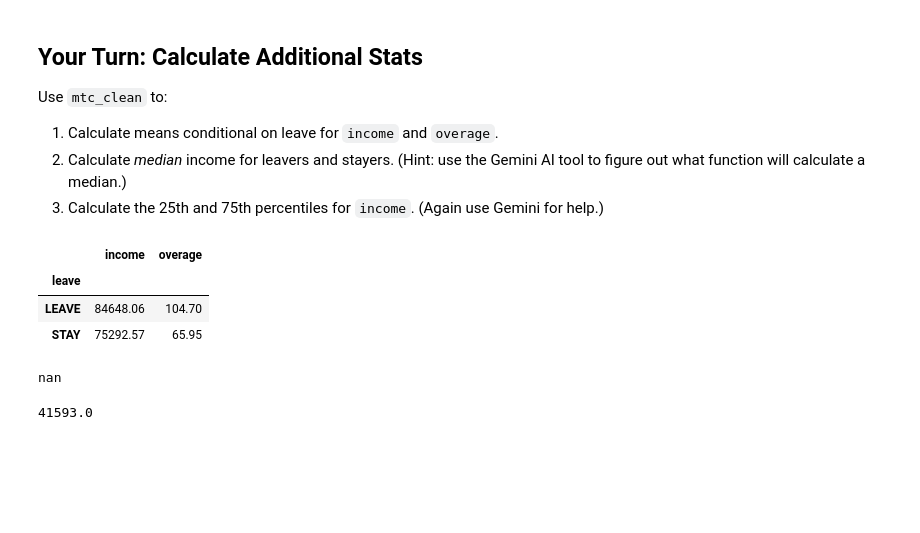
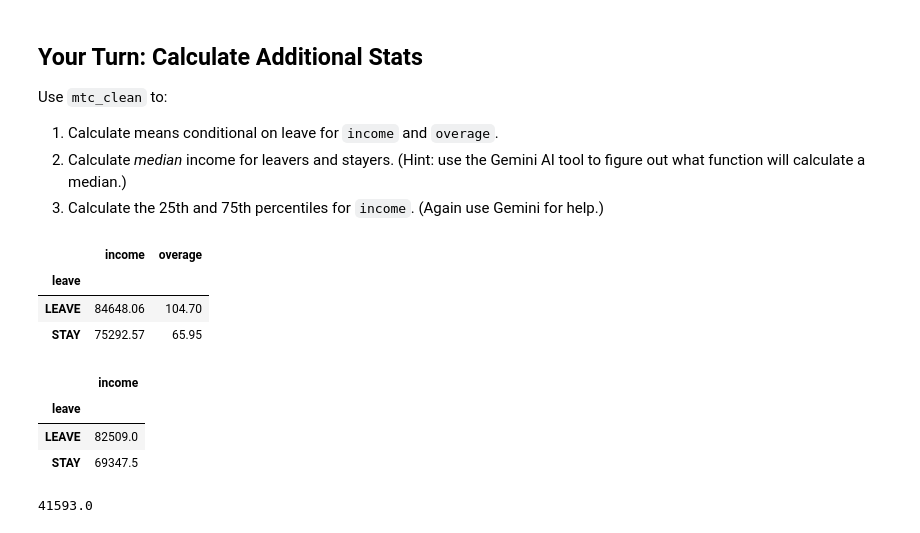
Before and after one commit to arianaandrade/IS_4487_Tokyo, a Jupyter notebook: arianaandrade_Copy_of_day2_lab_megatelco_intro.ipynb, the cells around one changed output. Saved outputs shown, nothing was run; the diff lists cells and outputs as text; code cells hidden in the pictures; blank space fills up the shorter version.

```diff
--- a/arianaandrade_Copy_of_day2_lab_megatelco_intro.ipynb
+++ b/arianaandrade_Copy_of_day2_lab_megatelco_intro.ipynb
@@ -284,10 +284,12 @@ mtc_clean[['income', 'overage', 'leave']].groupby('leave').mean().round(2)
 | STAY | 75292.57 | 65.95 |
 # %%
 # Your code goes here
-mtc_clean[mtc_clean['leave'] == 1]['income'].median()
-mtc_clean[mtc_clean['leave'] == 0]['income'].median()
+mtc_clean[['income','leave']].groupby('leave').median().round(2)
 # %% [output]
-nan
+|  | income |
+| leave |  |
+| LEAVE | 82509.0 |
+| STAY | 69347.5 |
 # %%
 # Your code goes here
 mtc_clean['income'].quantile(0.25)
```
